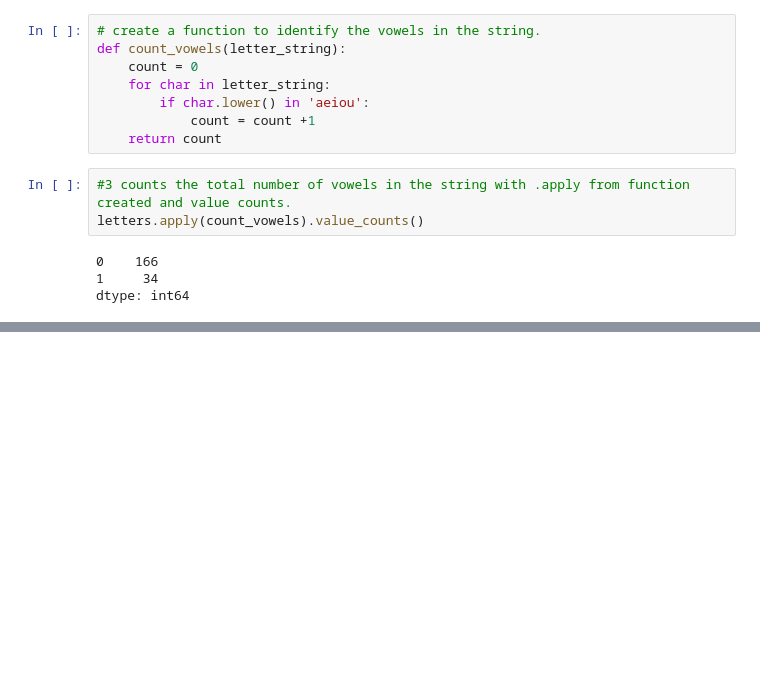
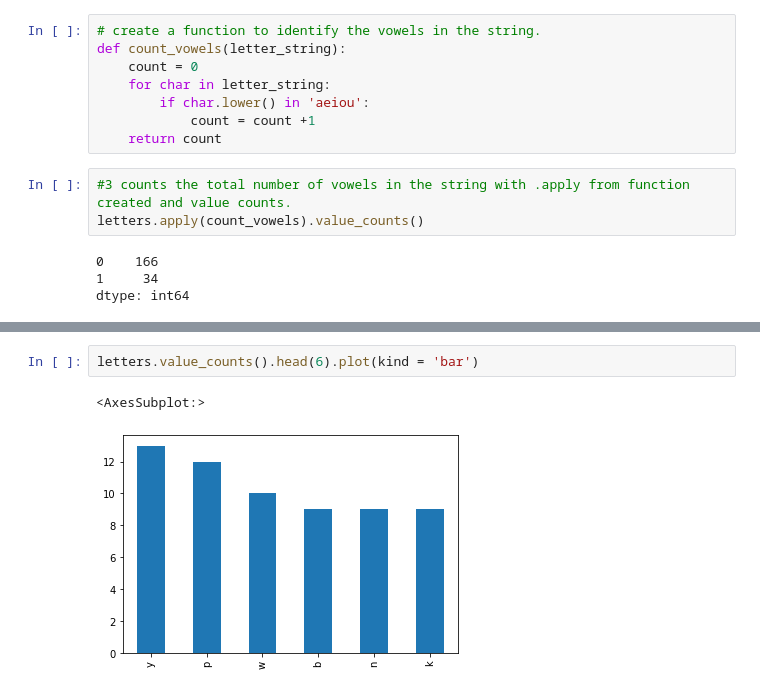
Before and after one commit to raycerna/numpy-pandas-visualization-exercises, a Jupyter notebook: pandas_series.ipynb, the cells around one changed output, grey strips where cells are left out. Drawn from its saved outputs; the diff is of its cells as text; blank space fills up the shorter version.

```diff
--- a/pandas_series.ipynb
+++ b/pandas_series.ipynb
@@ -547,0 +643,5 @@ dtype: int64
+# %%
+letters.value_counts().head(6).plot(kind = 'bar')
+# %% [output]
+<AxesSubplot:>
+[figure, added]
```
Also changed, not shown: parts of 21 cells of this notebook.
